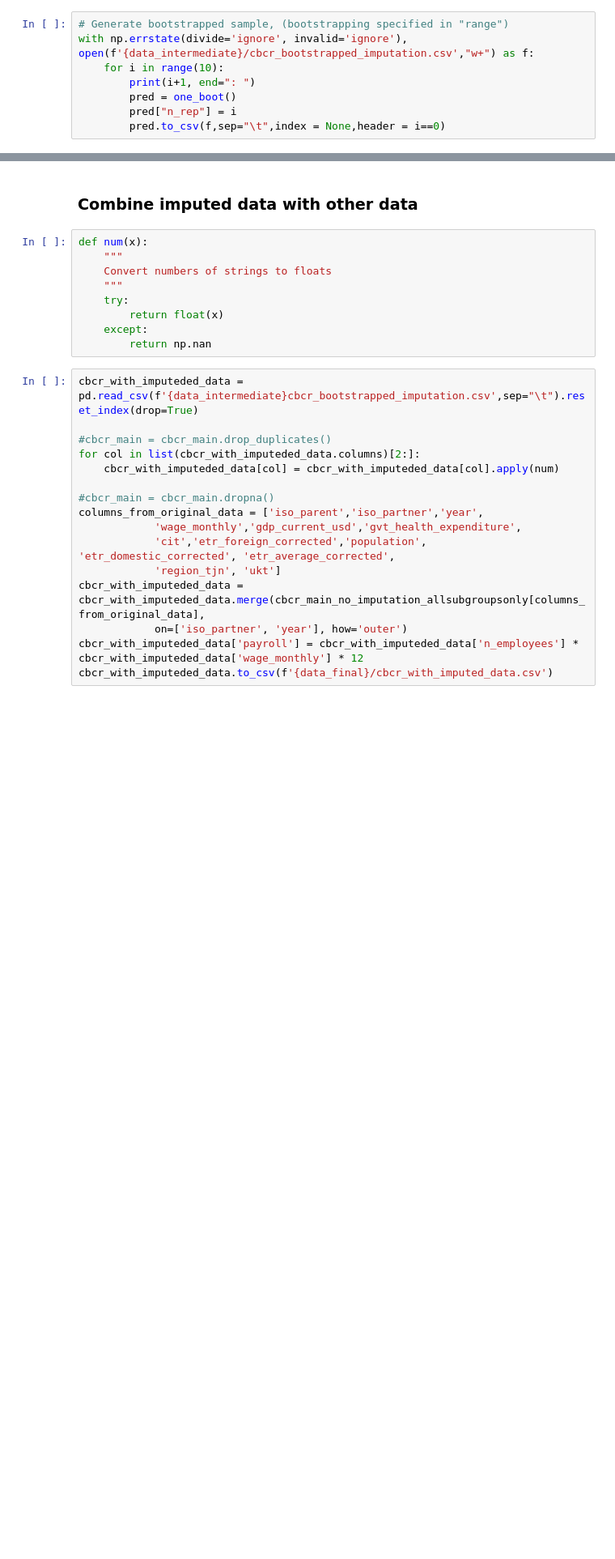
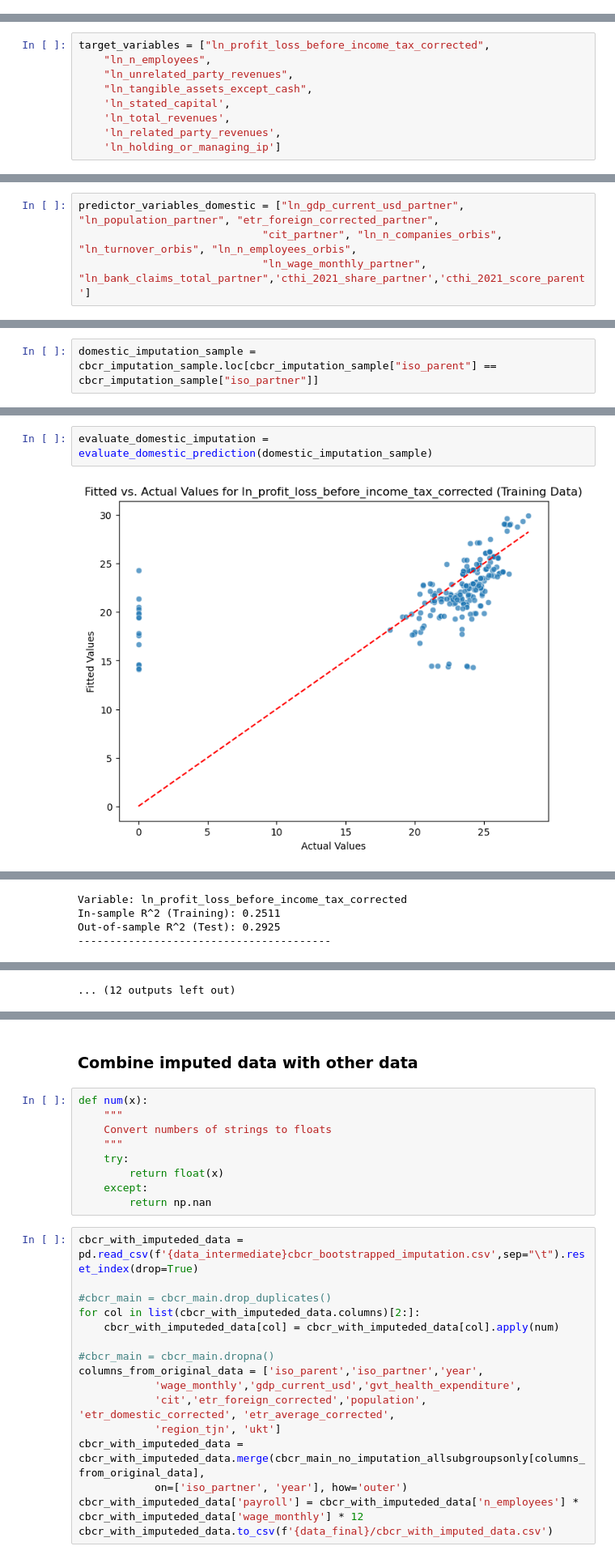
Before and after one commit to Tax-Justice-Network/unitary-taxation, a Jupyter notebook: src/2_impute_missings.ipynb, the cells around one changed output, grey strips where cells are left out. Shown at 81% size. Cells and saved outputs as stored; diff of their text form; blank space fills up the shorter version.

```diff
--- a/src/2_impute_missings.ipynb
+++ b/src/2_impute_missings.ipynb
@@ -697,8 +0,0 @@ def one_boot():
-# %%
-# Generate bootstrapped sample, (bootstrapping specified in "range")
-with np.errstate(divide='ignore', invalid='ignore'), open(f'{data_intermediate}/cbcr_bootstrapped_imputation.csv',"w+") as f:
-    for i in range(10):
-        print(i+1, end=": ")
-        pred = one_boot()
-        pred["n_rep"] = i
-        pred.to_csv(f,sep="\t",index = None,header = i==0)
@@ -861,0 +63,9 @@ ln_holding_or_managing_ip 0.8657937323758522
+# %%
+target_variables = ["ln_profit_loss_before_income_tax_corrected",
+    "ln_n_employees",
+    "ln_unrelated_party_revenues",
+    "ln_tangible_assets_except_cash",
+    'ln_stated_capital',
+    'ln_total_revenues',
+    'ln_related_party_revenues',
+    'ln_holding_or_managing_ip']
@@ -861,0 +79,4 @@ ln_holding_or_managing_ip 0.8657937323758522
+# %%
+predictor_variables_domestic = ["ln_gdp_current_usd_partner", "ln_population_partner", "etr_foreign_corrected_partner",
+                             "cit_partner", "ln_n_companies_orbis", "ln_turnover_orbis", "ln_n_employees_orbis",
+                             "ln_wage_monthly_partner", "ln_bank_claims_total_partner",'cthi_2021_share_partner','cthi_2021_score_parent']
@@ -861,0 +243,2 @@ ln_holding_or_managing_ip 0.8657937323758522
+# %%
+domestic_imputation_sample = cbcr_imputation_sample.loc[cbcr_imputation_sample["iso_parent"] == cbcr_imputation_sample["iso_partner"]]
@@ -861,0 +247,4 @@ ln_holding_or_managing_ip 0.8657937323758522
+# %%
+evaluate_domestic_imputation = evaluate_domestic_prediction(domestic_imputation_sample)
+# %% [output]
+[figure, added]
@@ -861,0 +252,4 @@ ln_holding_or_managing_ip 0.8657937323758522
+Variable: ln_profit_loss_before_income_tax_corrected
+In-sample R^2 (Training): 0.2511
+Out-of-sample R^2 (Test): 0.2925
+----------------------------------------
@@ -861,0 +274 @@ ln_holding_or_managing_ip 0.8657937323758522
+... (12 outputs left out)
```
Also changed, not shown: parts of 93 cells of this notebook, 18 other files.
